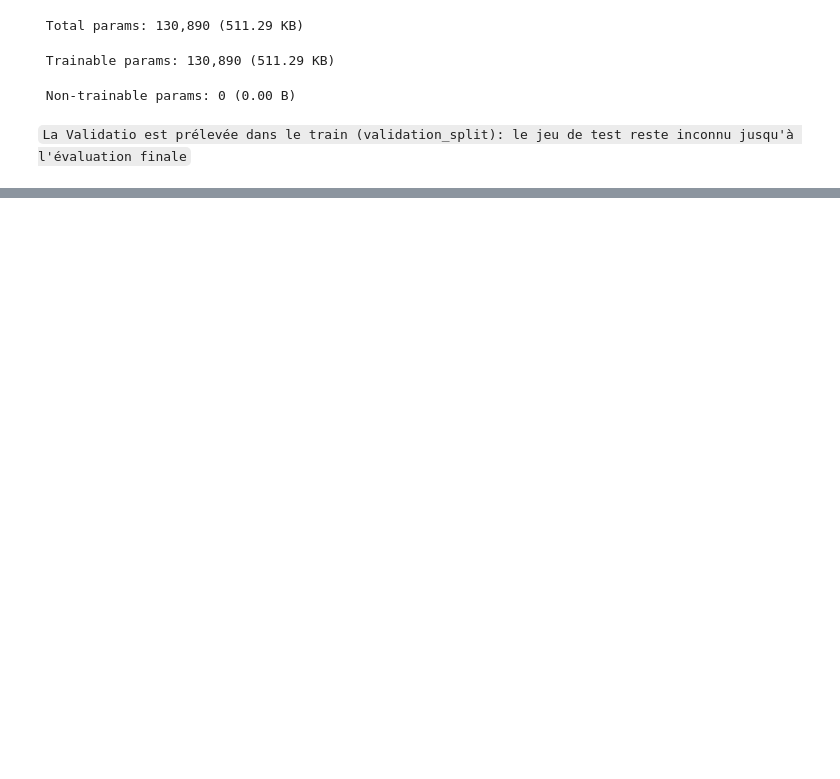
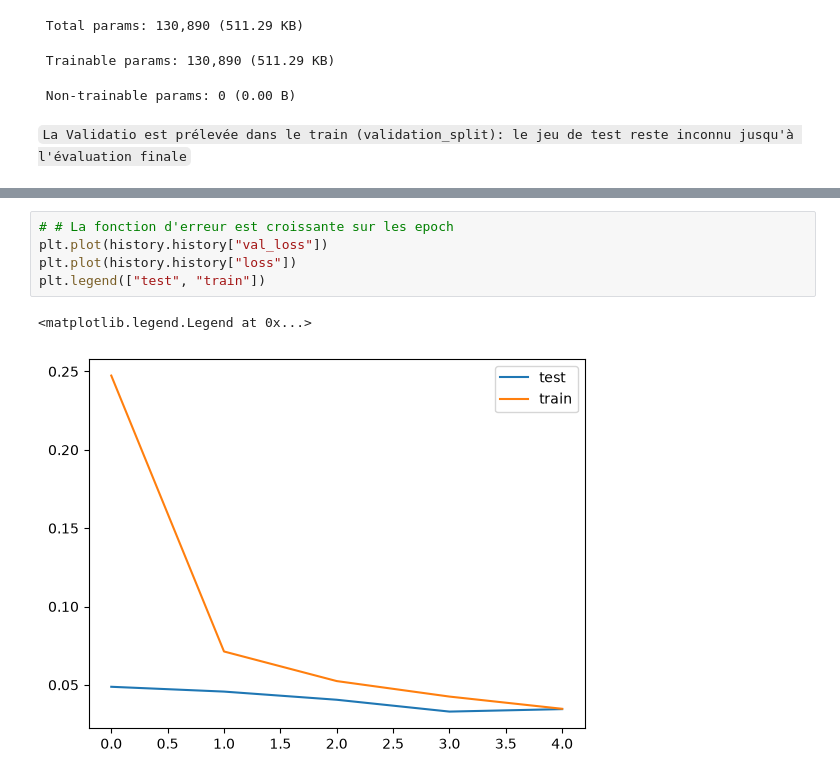
Before and after one commit to Tesfabirhan-WR/deep-learning, a Jupyter notebook: mnist_learning.ipynb, the cells around one changed output, grey strips where cells are left out. Drawn from its saved outputs; the diff is of its cells as text; blank space fills up the shorter version.

```diff
--- a/mnist_learning.ipynb
+++ b/mnist_learning.ipynb
@@ -107,3 +119,11 @@ Précision sur le test: 98.98
+# %%
+# # La fonction d'erreur est croissante sur les epoch
+plt.plot(history.history["val_loss"])
+plt.plot(history.history["loss"])
+plt.legend(["test", "train"])
+# %% [output]
+<matplotlib.legend.Legend at 0x...>
+[figure, added]
 # %%
 y_pred = np.argmax(model.predict(X_test), axis=1)
 # %% [output]
```
Also changed, not shown: parts of 7 cells of this notebook.
